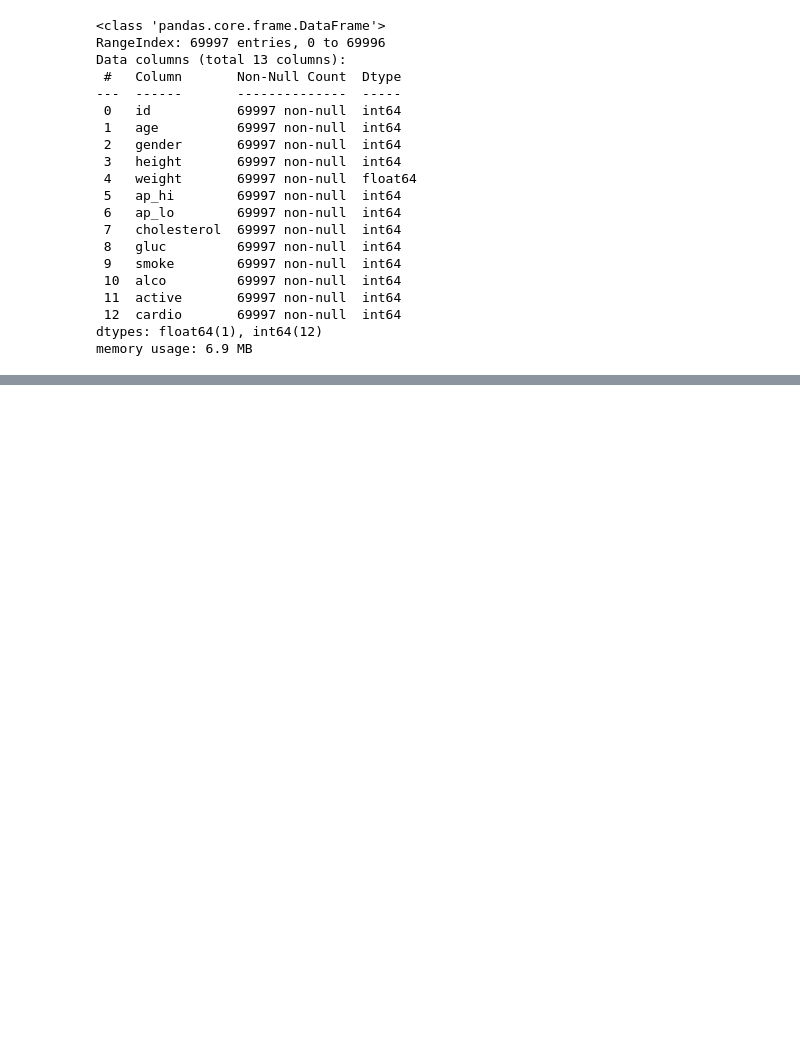
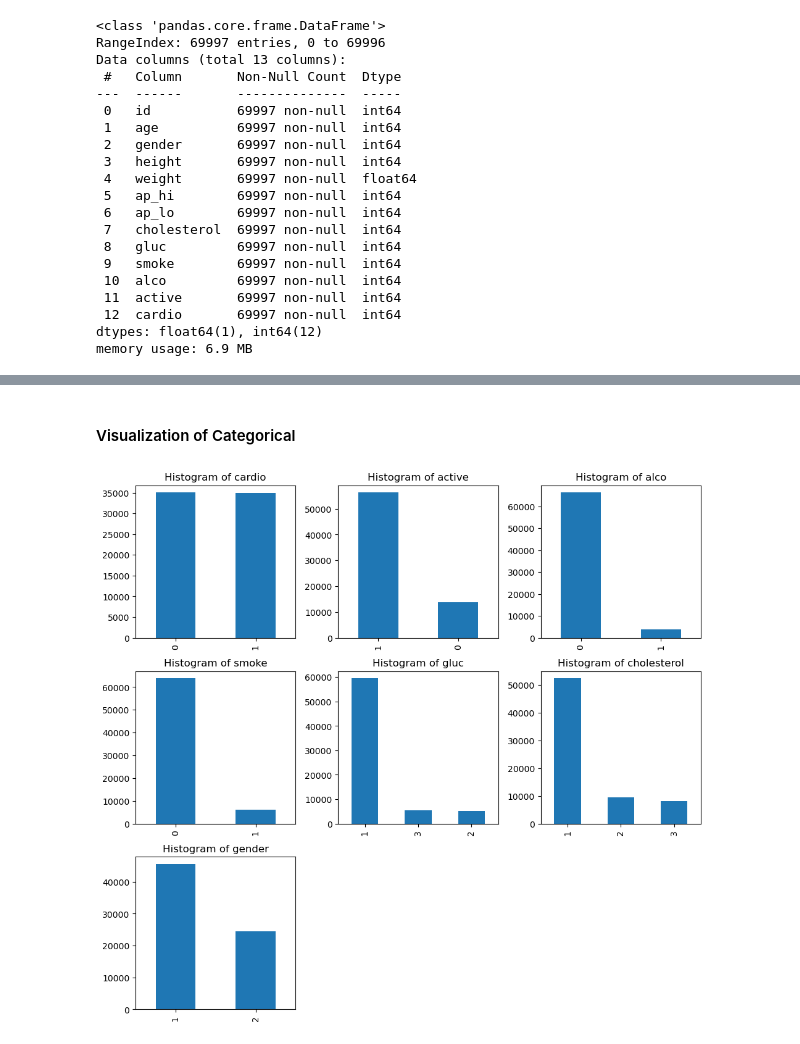
Before and after one commit to asfkfjhe/FDV, a Jupyter notebook: cvd_prediction/cvd_prediction.ipynb, the cells around one changed output, grey strips where cells are left out. Drawn from its saved outputs; the diff is of its cells as text; code cells hidden in the pictures; blank space fills up the shorter version.

```diff
--- a/cvd_prediction/cvd_prediction.ipynb
+++ b/cvd_prediction/cvd_prediction.ipynb
@@ -102,0 +137,27 @@ sns.pairplot(data)
+# %%
+numerical_cols = ['id', 'age', 'height', 'cholesterol', 'ap_lo', 'ap_hi']
+categorical_cols = ['cardio', 'active', 'alco', 'smoke', 'gluc', 'cholesterol', 'gender']
+# %% [markdown]
+#### Visualization of Categorical
+# %%
+columns_per_row = 3
+
+num_cols = 7
+num_rows = 4
+
+fig, axes = plt.subplots(num_rows, columns_per_row, figsize=(10, 3 * num_rows))
+for i, col in enumerate(categorical_cols):
+    ax = axes[i // columns_per_row, i % columns_per_row]
+    data[col].value_counts().plot(kind='bar', ax=ax)
+    ax.set_title(f'Histogram of {col}')
+    ax.set_xlabel('')
+    ax.set_ylabel('')
+
+for i in range(num_cols, num_rows * columns_per_row):
+    fig.delaxes(axes.flatten()[i])
+
+
+plt.tight_layout()
+plt.show()
+# %% [output]
+[figure, added]
```
Also changed, not shown: parts of 25 cells of this notebook.
